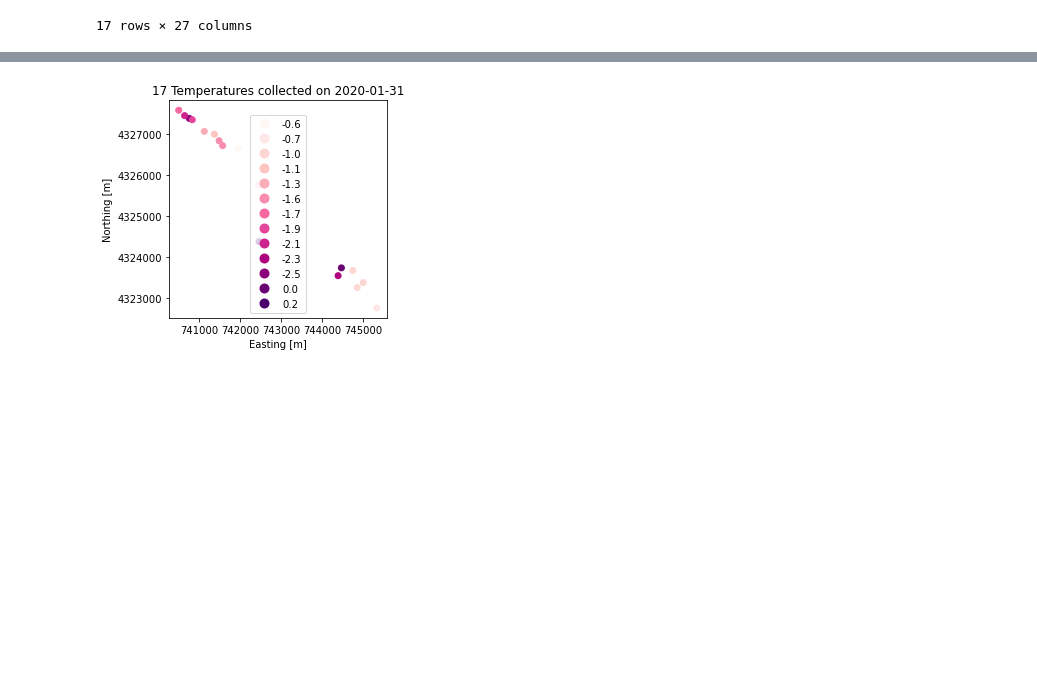
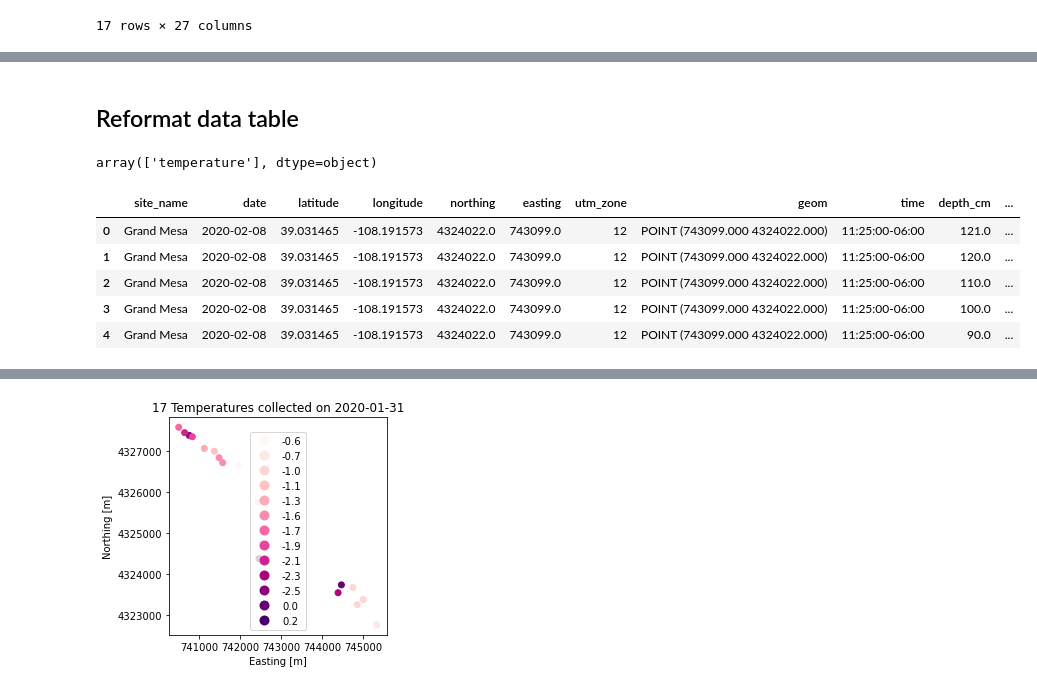
Before and after one commit to snowex-hackweek/hot-pow, a Jupyter notebook: contributors/Jeremy_Johnston/QueryPractice.ipynb, the cells around one changed output, grey strips where cells are left out. Cells and saved outputs as stored; diff of their text form; code cells hidden in the pictures; blank space fills up the shorter version.

```diff
--- a/contributors/Jeremy_Johnston/QueryPractice.ipynb
+++ b/contributors/Jeremy_Johnston/QueryPractice.ipynb
@@ -70,0 +73,18 @@ df
+# %%
+# Pick a dataset
+dataset = 'temperature'
+
+# The part inside the query function is what we want back, in this case all columns for the point data
+qry = session.query(LayerData)
+
+# We then want to filter by the selected the data type depth.
+qry = qry.filter(LayerData.type == dataset)
+
+# Limit it to a couple thousand
+qry = qry.limit(2000)
+
+# Execute the query and convert to geopandas in one handy function
+df = query_to_geopandas(qry, engine)
+
+# how many did we retrieve?
+print(f'{len(df.index)} records returned!')
@@ -70,0 +107,20 @@ df
+# %% [markdown]
+## Reformat data table
+# %%
+#example of a column that only returns none type
+df['type'].unique()
+# %% [output]
+array(['temperature'], dtype=object)
+# %%
+#drop columns that only contain None
+df_c = df.drop(columns=['date_accessed','surveyors','units','instrument','time_updated','time_created','bottom_depth',
+                        'comments','sample_a','sample_b','sample_c','elevation','type','doi','id'])
+df_c = df_c.rename(columns={"value": "temperature_C","depth":"depth_cm"})
+df_c.head()
+# %% [output]
+|  | site_name | date | latitude | longitude | northing | easting | utm_zone | geom | time | depth_cm | ... |
+| 0 | Grand Mesa | 2020-02-08 | 39.031465 | -108.191573 | 4324022.0 | 743099.0 | 12 | POINT (743099.000 4324022.000) | 11:25:00-06:00 | 121.0 | ... |
+| 1 | Grand Mesa | 2020-02-08 | 39.031465 | -108.191573 | 4324022.0 | 743099.0 | 12 | POINT (743099.000 4324022.000) | 11:25:00-06:00 | 120.0 | ... |
+| 2 | Grand Mesa | 2020-02-08 | 39.031465 | -108.191573 | 4324022.0 | 743099.0 | 12 | POINT (743099.000 4324022.000) | 11:25:00-06:00 | 110.0 | ... |
+| 3 | Grand Mesa | 2020-02-08 | 39.031465 | -108.191573 | 4324022.0 | 743099.0 | 12 | POINT (743099.000 4324022.000) | 11:25:00-06:00 | 100.0 | ... |
+| 4 | Grand Mesa | 2020-02-08 | 39.031465 | -108.191573 | 4324022.0 | 743099.0 | 12 | POINT (743099.000 4324022.000) | 11:25:00-06:00 | 90.0 | ... |
```
Also changed, not shown: parts of 6 cells of this notebook, 1 other file.
